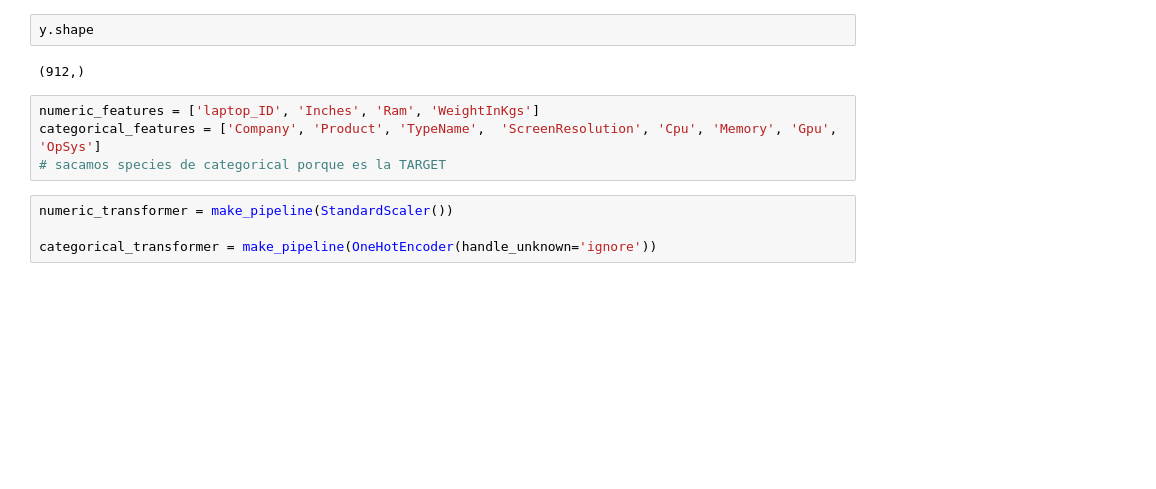
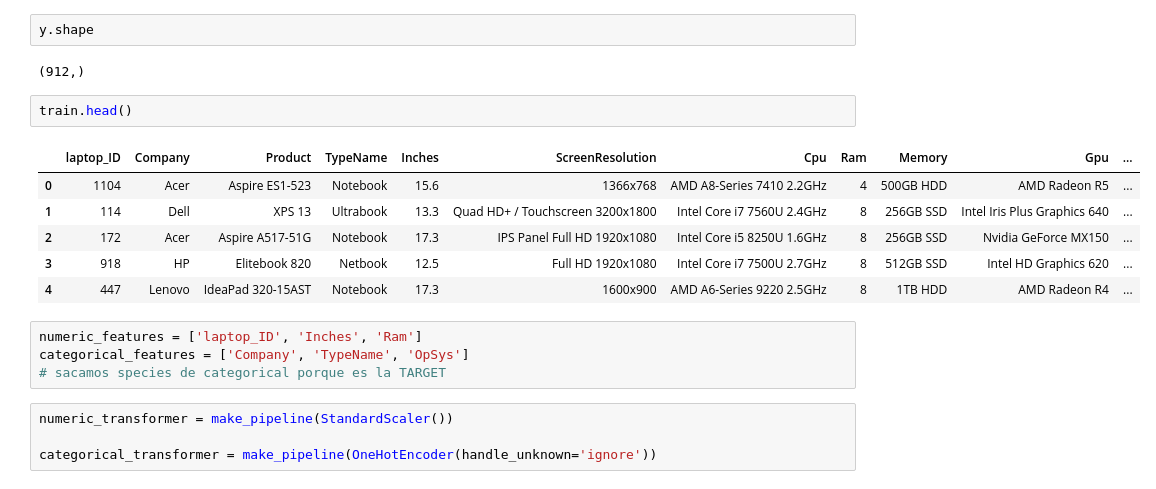
Before and after one commit to LauraGSanchz/DS_PT_09_2023, a Jupyter notebook: Machine_Learning/1-Supervisado/1-Regression/Kaggle1/Kaggle_Ayuda_j.ipynb, the cells around one changed output. Drawn from its saved outputs; the diff is of its cells as text; blank space fills up the shorter version.

```diff
--- a/Machine_Learning/1-Supervisado/1-Regression/Kaggle1/Kaggle_Ayuda_j.ipynb
+++ b/Machine_Learning/1-Supervisado/1-Regression/Kaggle1/Kaggle_Ayuda_j.ipynb
@@ -249,9 +270,18 @@ X.shape
 y.shape
 # %% [output]
 (912,)
+# %%
+train.head()
+# %% [output]
+|  | laptop_ID | Company | Product | TypeName | Inches | ScreenResolution | Cpu | Ram | Memory | Gpu | ... |
+| 0 | 1104 | Acer | Aspire ES1-523 | Notebook | 15.6 | 1366x768 | AMD A8-Series 7410 2.2GHz | 4 | 500GB HDD | AMD Radeon R5 | ... |
+| 1 | 114 | Dell | XPS 13 | Ultrabook | 13.3 | Quad HD+ / Touchscreen 3200x1800 | Intel Core i7 7560U 2.4GHz | 8 | 256GB SSD | Intel Iris Plus Graphics 640 | ... |
+| 2 | 172 | Acer | Aspire A517-51G | Notebook | 17.3 | IPS Panel Full HD 1920x1080 | Intel Core i5 8250U 1.6GHz | 8 | 256GB SSD | Nvidia GeForce MX150 | ... |
+| 3 | 918 | HP | Elitebook 820 | Netbook | 12.5 | Full HD 1920x1080 | Intel Core i7 7500U 2.7GHz | 8 | 512GB SSD | Intel HD Graphics 620 | ... |
+| 4 | 447 | Lenovo | IdeaPad 320-15AST | Notebook | 17.3 | 1600x900 | AMD A6-Series 9220 2.5GHz | 8 | 1TB HDD | AMD Radeon R4 | ... |
 # %%
-numeric_features = ['laptop_ID', 'Inches', 'Ram', 'WeightInKgs']
-categorical_features = ['Company', 'Product', 'TypeName',  'ScreenResolution', 'Cpu', 'Memory', 'Gpu', 'OpSys']
+numeric_features = ['laptop_ID', 'Inches', 'Ram']
+categorical_features = ['Company', 'TypeName', 'OpSys']
 # sacamos species de categorical porque es la TARGET
 # %%
 numeric_transformer = make_pipeline(StandardScaler())
```
Also changed, not shown: parts of 11 cells of this notebook.
